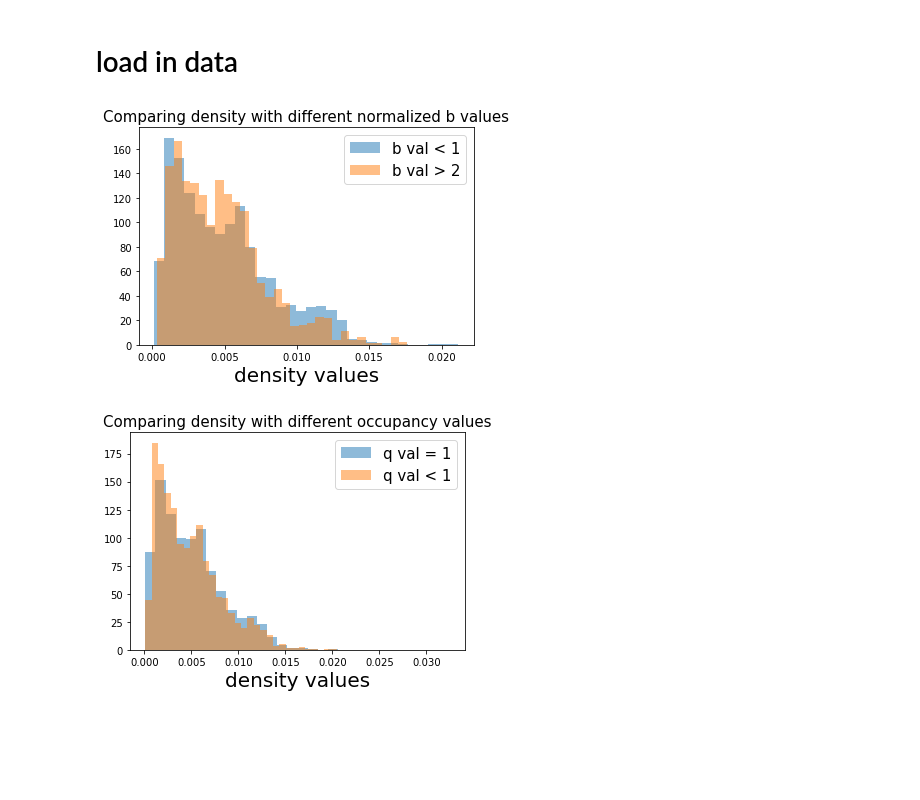
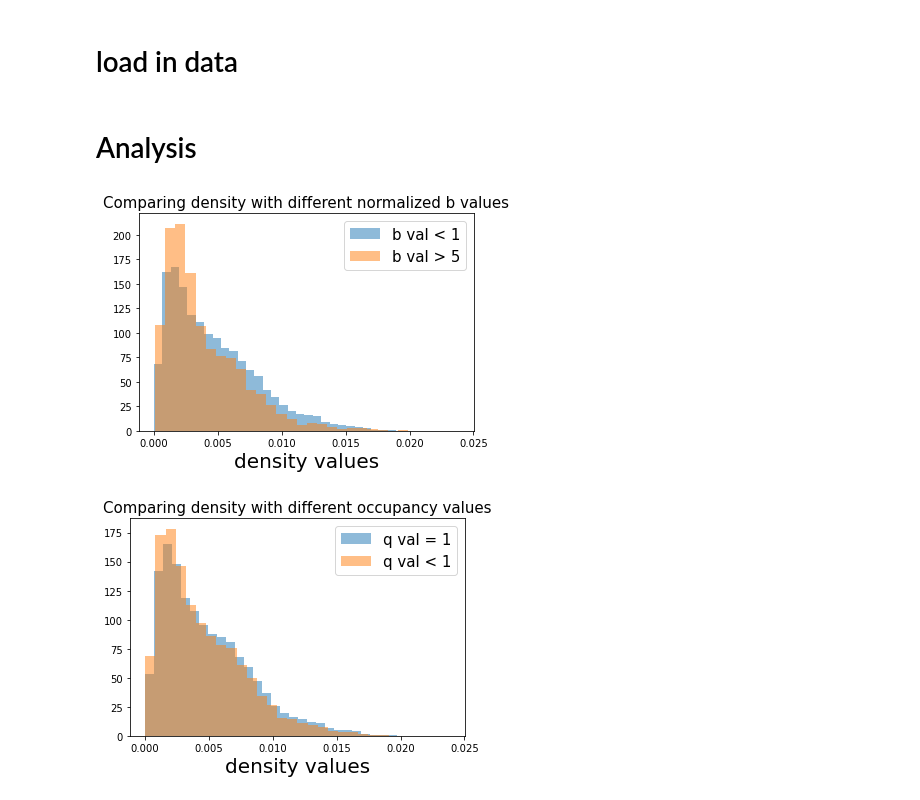
Before and after one commit to catherinekuhn17/water-scripts, a Jupyter notebook: analysis_notebook.ipynb, the cells around one changed output. Cells and saved outputs as stored; diff of their text form; code cells hidden in the pictures; blank space fills up the shorter version.

Commit message:
edited analysis

```diff
--- a/analysis_notebook.ipynb
+++ b/analysis_notebook.ipynb
@@ -256,18 +363,21 @@ os.chdir('/Users/catherinekuhn/Desktop/rotations/fraser/scripts/out')
 # %%
-pt=50
+pt=60
 length = 50000
 center_coords = np.load(f'center_coor_{length}_{pt}.npy',allow_pickle='TRUE').item()
 cont_dict = np.load('cont_dict.npy',allow_pickle='TRUE').item()
 cutoff_idx = np.load(f'cutoff_idx_{length}_{pt}.npy',allow_pickle='TRUE').item()
 cutoff_idx_all = np.load(f'cutoff_idx_{length}_all.npy',allow_pickle='TRUE').item()
-all_density_vals = np.load(f'density_vals_{length}_{pt}.npy',`ballow_pickle='TRUE').item()
+all_density_vals = np.load(f'density_vals_{length}_{pt}.npy',allow_pickle='TRUE').item()
 labels = np.load(f'labels_{length}_{pt}.npy',allow_pickle='TRUE').item()
 spread = np.load(f'spread_{length}_{pt}.npy',allow_pickle='TRUE').item()
 min_ang = np.load('min_ang.npy',allow_pickle='TRUE').item()
+max_ang = np.load('max_ang.npy',allow_pickle='TRUE').item()
 all_coord_info = np.load('dih_info.npy',allow_pickle='TRUE').item()
 all_xyz_coords = np.load(f'all_xyz_coords_{length}_{pt}.npy',allow_pickle='TRUE').item()
 rel_b_list = np.load(f'rel_b_list_{length}_{pt}.npy',allow_pickle='TRUE').item()
 q_list = np.load(f'q_list_{length}_{pt}.npy',allow_pickle='TRUE').item()
+# %% [markdown]
+# Analysis
 # %%
 all_dens_vals=np.array([])
 for atom_set, atom_set_val in all_density_vals.items():
@@ -284,15 +394,14 @@ for atom_set, atom_set_val in q_list.items():
     for dih, q_val in atom_set_val.items():
         all_q_vals = np.append(all_q_vals, q_val)
 # %%
-# this is only on a very small subset of the data
 plt.hist(np.exp(all_dens_vals)[all_b_vals<1], density=True, alpha=.5, bins=30)
-plt.hist(np.exp(all_dens_vals)[all_b_vals>3], density=True, alpha=.5, bins=30)
-plt.legend(['b val < 1', 'b val > 2'], fontsize=15)
+plt.hist(np.exp(all_dens_vals)[all_b_vals>5], density=True, alpha=.5, bins=30)
+plt.legend(['b val < 1', 'b val > 5'], fontsize=15)
 plt.title('Comparing density with different normalized b values', fontsize=15)
 plt.xlabel('density values', fontsize=20)
 plt.show()
 # %% [output]
-[figure, old version]
+[figure, new version]
 # %%
 plt.hist(np.exp(all_dens_vals)[all_q_vals==1], density=True, alpha=.5, bins=30)
 plt.hist(np.exp(all_dens_vals)[all_q_vals<1], density=True, alpha=.5, bins=30)
@@ -301,5 +410,5 @@ plt.title('Comparing density with different occupancy values', fontsize=15)
 plt.xlabel('density values', fontsize=20)
 plt.show()
 # %% [output]
-[figure, old version]
+[figure, new version]
 # %%
```
Also changed, not shown: parts of 11 cells of this notebook.
